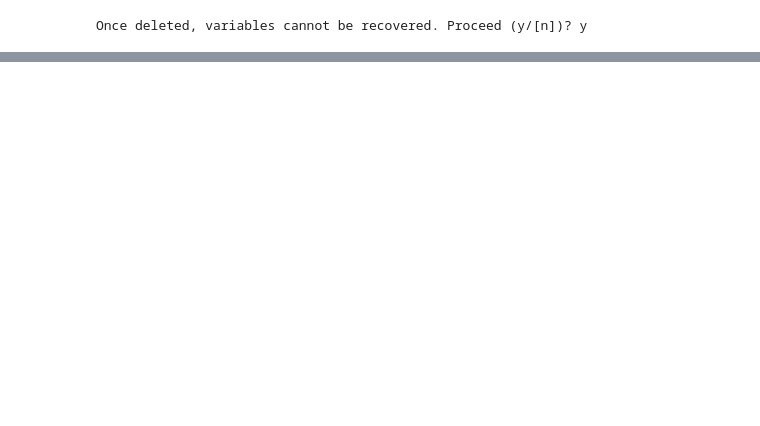
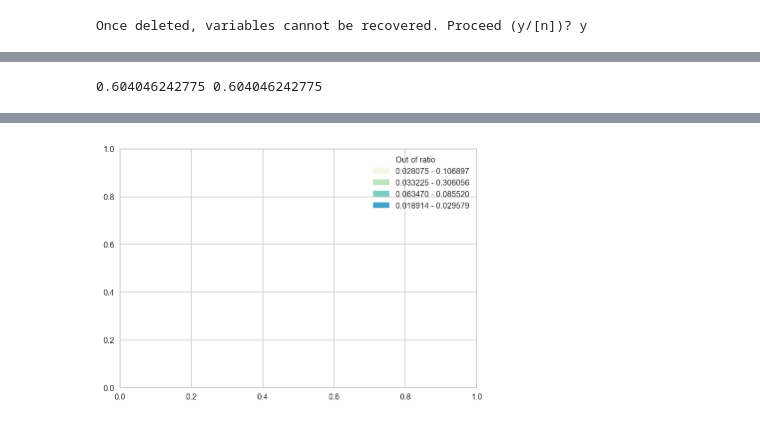
Before and after one commit to bringingjoy/crime_analysis_project, a Jupyter notebook: datasets/Visualizing our data.ipynb, the cells around one changed output, grey strips where cells are left out. Drawn from its saved outputs; the diff is of its cells as text; code cells hidden in the pictures; blank space fills up the shorter version.

```diff
--- a/datasets/Visualizing our data.ipynb
+++ b/datasets/Visualizing our data.ipynb
@@ -61,3 +287,33 @@ for i in range (1000):
+# %%
+# determine the population rate per city and save in a new dataframe df_stats
+df_stats = df[['community','comm_pop']].drop_duplicates()
+
+# add a column 'crime' to df_stats that represents the raw count of crimes for that community
+# (raw counts are determined by the number of rows containing the community )
+df_stats['crime'] = df.groupby('community')['community'].transform('count')
+
+# add a column 'crimerate' to df_stats to normalize for the population
+df_stats['crimerate'] = df_stats['crime'] / df_stats['comm_pop']
+
+#use data from df_stats to get a dictionary where the keys are the community names and the values are the crime rates
+dict_crimerate = df_stats[['community', 'crimerate']].set_index('community')['crimerate'].to_dict()
+
+# print(df_stats)
+# print(dict_crimerate)
+
+# remove outlier: community with lower population than crime
+df_stats = df_stats[df_stats['comm_pop'] > df_stats['crime']]
+
+max_ratio = (max(df_stats['crimerate']))
+min_ratio = (min(df_stats['crimerate']))
+
+one_fifth = (max_ratio/5)
+print(one_fifth*5, max_ratio)
+
+sorted_df_stats = sorted(df_stats['crimerate'])
+#print(np.mean(df_stats['crimerate']))
+# %% [output]
+0.604046242775 0.604046242775
 # %%
 j=0
 lat=0
@@ -83,3 +369,17 @@ for i in range(length):
 m
 # %% [output]
 [interactive output not drawn]
+# %%
+import matplotlib.patches as mpatches
+
+colour_1 = mpatches.Patch(color = 'white', label = 'Out of ratio')
+colour_2 = mpatches.Patch(color='#f0f9e8', label='0.028075 - 0.106897')
+colour_3 = mpatches.Patch(color='#bae4bc', label='0.033225 - 0.306056')
+colour_4 = mpatches.Patch(color='#7bccc4', label='0.063470 - 0.085520')
+colour_5 = mpatches.Patch(color='#43a2ca', label='0.018914 - 0.029579')
+colour_6 = mpatches.Patch(color='#0868ac', label='0.022333 - 0.021948 ')
+plt.legend(handles=[colour_1,colour_2,colour_3,colour_4,colour_5])
+
+plt.show()
+# %% [output]
+[figure, added]
```
Also changed, not shown: parts of 24 cells of this notebook.
